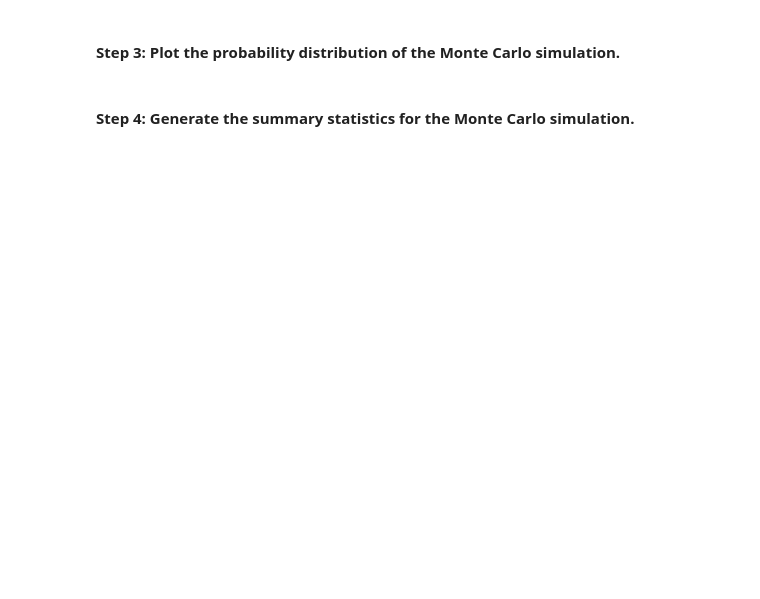
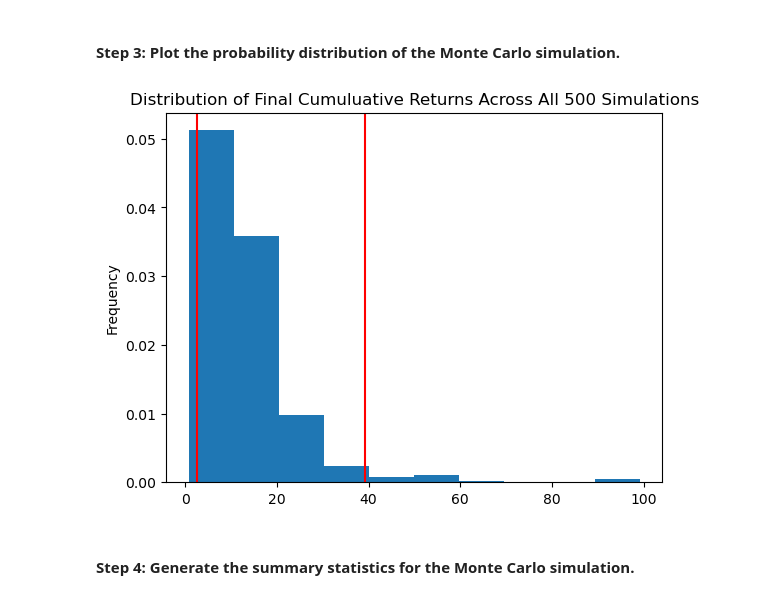
Before and after one commit to AndrewRBader/module5_challenge, a Jupyter notebook: financial_planning_tools.ipynb, the cells around one changed output. Cells and saved outputs as stored; diff of their text form; code cells hidden in the pictures; blank space fills up the shorter version.

```diff
--- a/financial_planning_tools.ipynb
+++ b/financial_planning_tools.ipynb
@@ -594,7 +598,11 @@ Running Monte Carlo simulation number 490.
 # %%
 # Visualize the probability distribution of the 30-year Monte Carlo simulation
 # by plotting a histogram
-# YOUR CODE HERE
+
+# Visualizing the distribution of cumulative return values using the plot_distribution function
+MC_30year_simulation_distribution_plot = MC_30year_simulation.plot_distribution()
+# %% [output]
+[figure, added]
 # %% [markdown]
 #### Step 4: Generate the summary statistics for the Monte Carlo simulation.
 # %%
```
Also changed, not shown: parts of 2 cells of this notebook.
